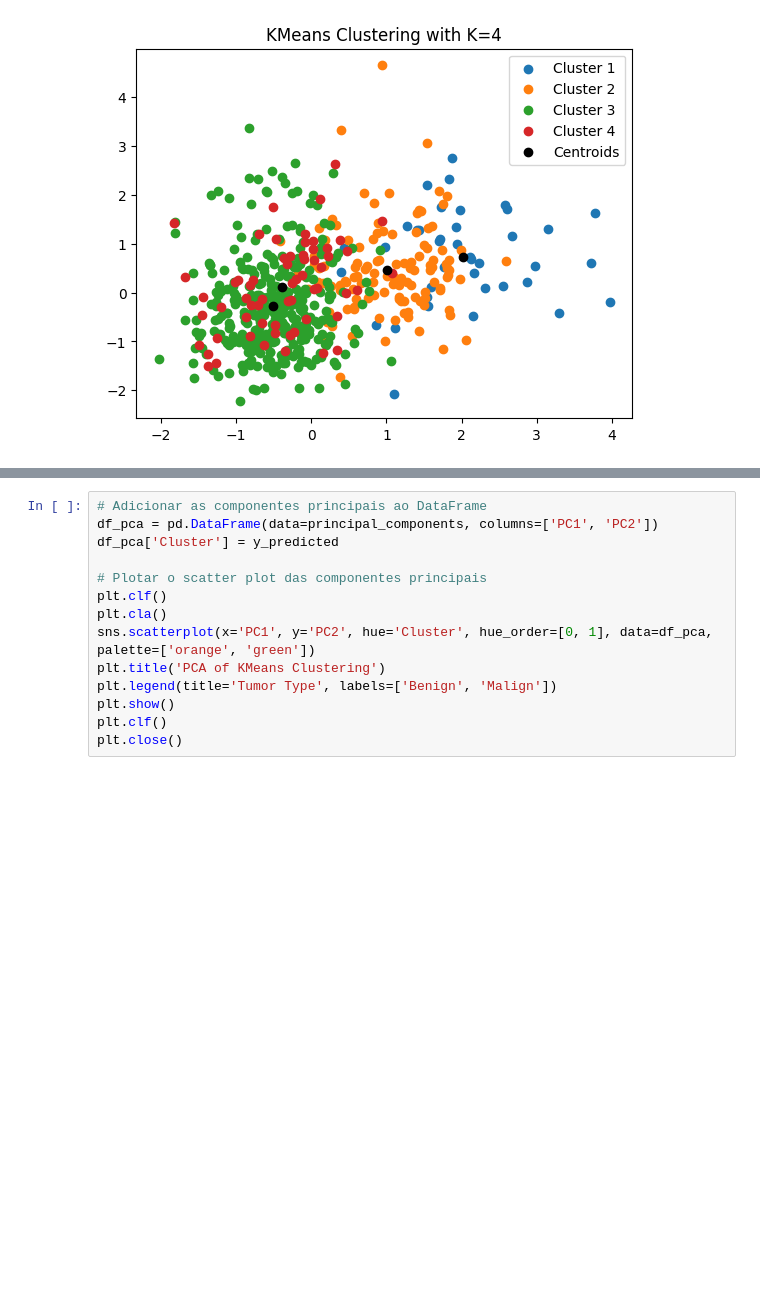
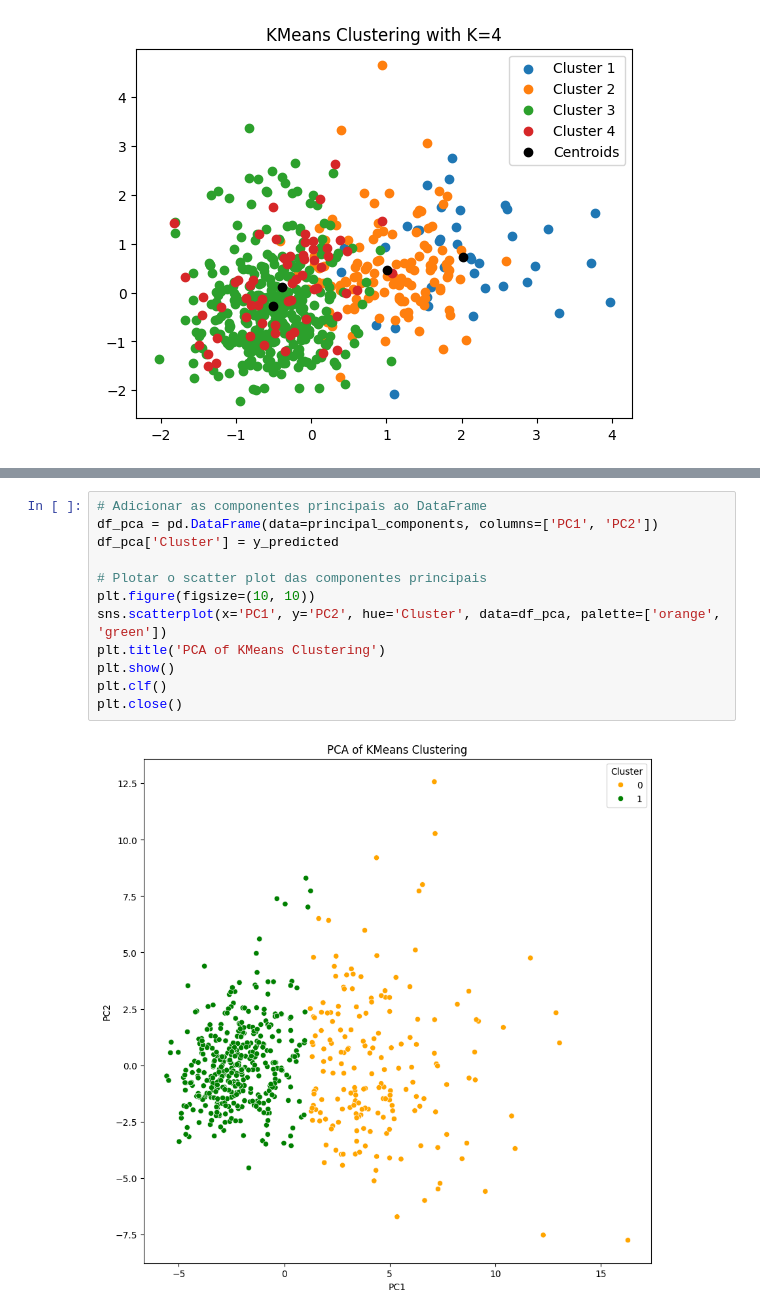
Before and after one commit to mfollypp/Machine-Learning-for-Healthcare, a Jupyter notebook: Atividade 3/clusterizacao.ipynb, the cells around one changed output, grey strips where cells are left out. Saved outputs shown, nothing was run; the diff lists cells and outputs as text; blank space fills up the shorter version.

```diff
--- a/Atividade 3/clusterizacao.ipynb
+++ b/Atividade 3/clusterizacao.ipynb
@@ -137,14 +145,14 @@ principal_components
 # %%
 # Adicionar as componentes principais ao DataFrame
 df_pca = pd.DataFrame(data=principal_components, columns=['PC1', 'PC2'])
 df_pca['Cluster'] = y_predicted
 
 # Plotar o scatter plot das componentes principais
-plt.clf()
-plt.cla()
-sns.scatterplot(x='PC1', y='PC2', hue='Cluster', hue_order=[0, 1], data=df_pca, palette=['orange', 'green'])
+plt.figure(figsize=(10, 10))
+sns.scatterplot(x='PC1', y='PC2', hue='Cluster', data=df_pca, palette=['orange', 'green'])
 plt.title('PCA of KMeans Clustering')
-plt.legend(title='Tumor Type', labels=['Benign', 'Malign'])
 plt.show()
 plt.clf()
 plt.close()
+# %% [output]
+[figure, added]
```
Also changed, not shown: parts of 1 cell of this notebook.
